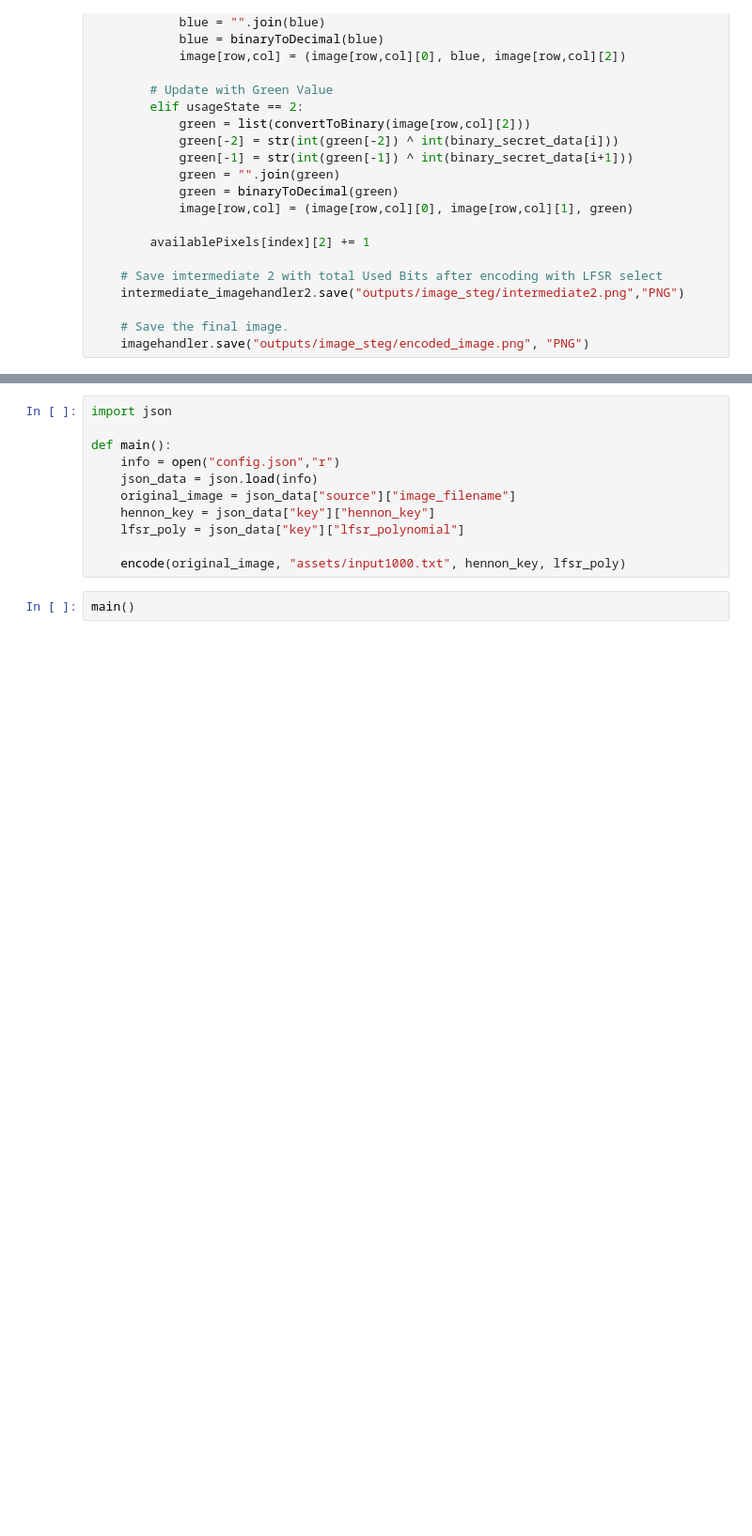
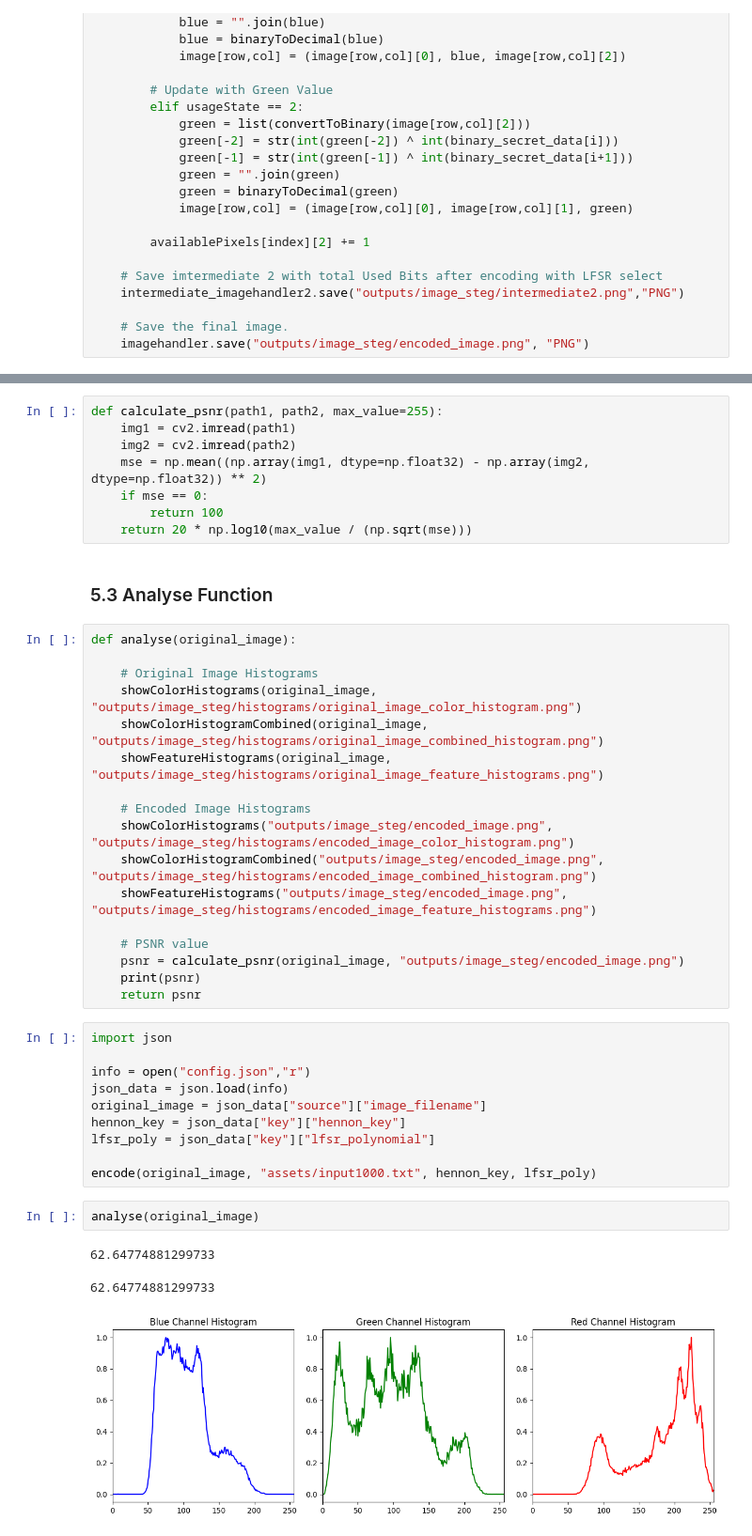
Before and after one commit to dayitachaudhuri/chaotic-map-lfsr-steganography, a Jupyter notebook: Code/encode_image.ipynb, the cells around one changed output, grey strips where cells are left out. Shown at 94% size. Drawn from its saved outputs; the diff is of its cells as text; blank space fills up the shorter version.

```diff
--- a/Code/encode_image.ipynb
+++ b/Code/encode_image.ipynb
@@ -204,13 +304,43 @@ def encode(imageName, filename, key, poly):
+# %%
+def calculate_psnr(path1, path2, max_value=255):
+    img1 = cv2.imread(path1)
+    img2 = cv2.imread(path2)
+    mse = np.mean((np.array(img1, dtype=np.float32) - np.array(img2, dtype=np.float32)) ** 2)
+    if mse == 0:
+        return 100
+    return 20 * np.log10(max_value / (np.sqrt(mse)))
+# %% [markdown]
+### 5.3 Analyse Function
+# %%
+def analyse(original_image):
+
+    # Original Image Histograms
+    showColorHistograms(original_image, "outputs/image_steg/histograms/original_image_color_histogram.png")
+    showColorHistogramCombined(original_image, "outputs/image_steg/histograms/original_image_combined_histogram.png")
+    showFeatureHistograms(original_image, "outputs/image_steg/histograms/original_image_feature_histograms.png")
+
+    # Encoded Image Histograms
+    showColorHistograms("outputs/image_steg/encoded_image.png", "outputs/image_steg/histograms/encoded_image_color_histogram.png")
+    showColorHistogramCombined("outputs/image_steg/encoded_image.png", "outputs/image_steg/histograms/encoded_image_combined_histogram.png")
+    showFeatureHistograms("outputs/image_steg/encoded_image.png", "outputs/image_steg/histograms/encoded_image_feature_histograms.png")
+
+    # PSNR value
+    psnr = calculate_psnr(original_image, "outputs/image_steg/encoded_image.png")
+    print(psnr)
+    return psnr
 # %%
 import json
 
-def main():
-    info = open("config.json","r")
-    json_data = json.load(info)
-    original_image = json_data["source"]["image_filename"]
-    hennon_key = json_data["key"]["hennon_key"]
-    lfsr_poly = json_data["key"]["lfsr_polynomial"]
+info = open("config.json","r")
+json_data = json.load(info)
+original_image = json_data["source"]["image_filename"]
+hennon_key = json_data["key"]["hennon_key"]
+lfsr_poly = json_data["key"]["lfsr_polynomial"]
 
-    encode(original_image, "assets/input1000.txt", hennon_key, lfsr_poly)
+encode(original_image, "assets/input1000.txt", hennon_key, lfsr_poly)
-# %%
-main()
+# %%
+analyse(original_image)
+# %% [output]
+62.64774881299733
+62.64774881299733
+[figure, added]
```
Also changed, not shown: parts of 21 cells of this notebook, 2 other files.
